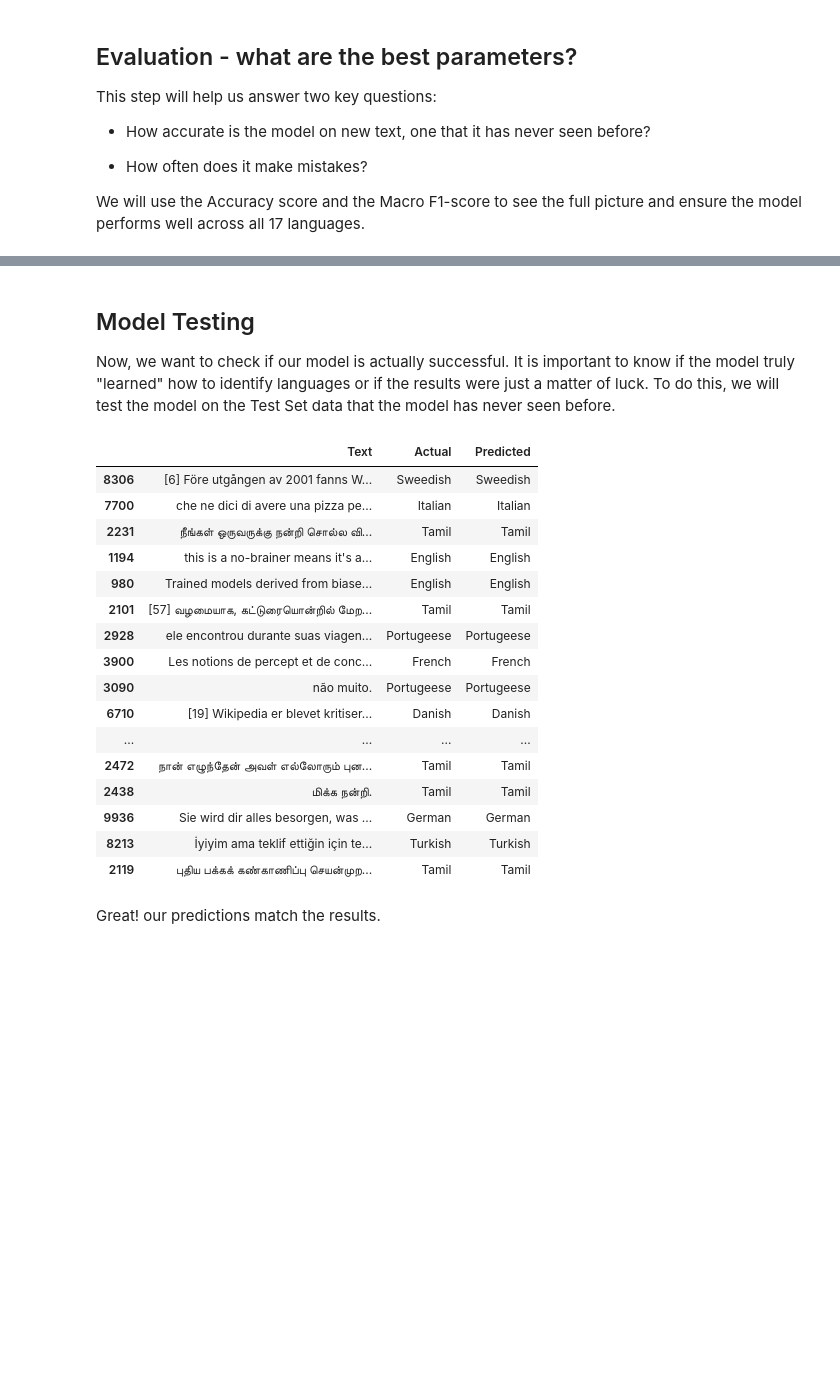
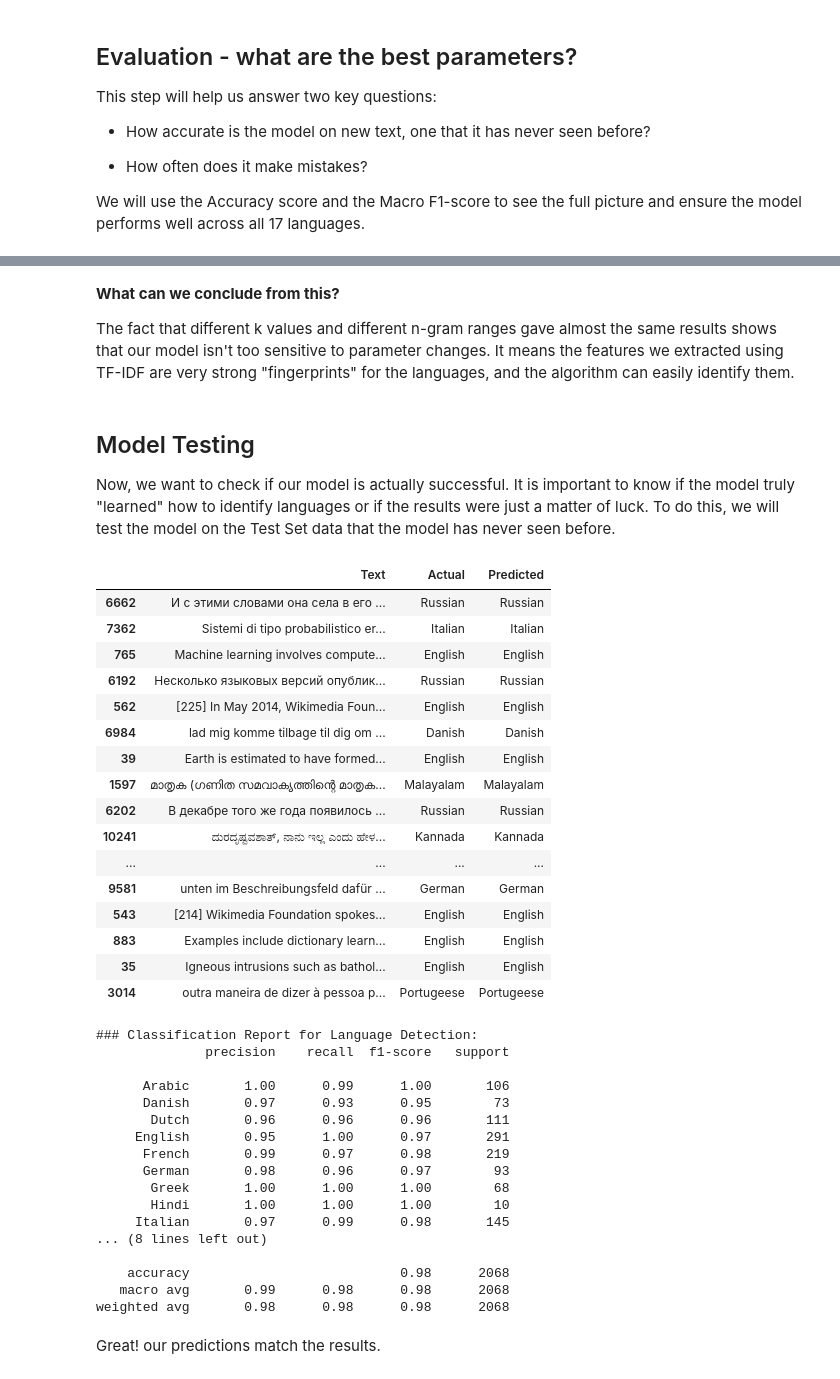
Before and after one commit to Almoger/Language-Detection-ML, a Jupyter notebook: language_detection_knn.ipynb, the cells around one changed output, grey strips where cells are left out. Drawn from its saved outputs; the diff is of its cells as text; code cells hidden in the pictures; blank space fills up the shorter version.

```diff
--- a/language_detection_knn.ipynb
+++ b/language_detection_knn.ipynb
@@ -294,31 +320,60 @@ Validation F1-Macro: 0.9843673970269503
+# %% [markdown]
+**What can we conclude from this?**
+
+The fact that different k values and different n-gram ranges gave almost the same results shows that our model isn't too sensitive to parameter changes. It means the features we extracted using TF-IDF are very strong "fingerprints" for the languages, and the algorithm can easily identify them.
 # %% [markdown]
 ## Model Testing
 
 Now, we want to check if our model is actually successful. It is important to know if the model truly "learned" how to identify languages or if the results were just a matter of luck. To do this, we will test the model on the Test Set data that the model has never seen before.
 # %%
+from sklearn.metrics import classification_report
+
 X_train = best_vectorizer.fit_transform(X_train_raw)
 X_test = best_vectorizer.transform(X_test_raw)
-y_pred = best_knn.predict(X_test)
+best_model.fit(X_train, y_train)
+y_pred = best_model.predict(X_test)
 results_table = pd.DataFrame({'Text': X_test_raw[:20], 'Actual': y_test[:20], 'Predicted': y_pred[:20]})
 display(results_table)
+
+report = classification_report(y_test, y_pred)
+
+print("### Classification Report for Language Detection:")
+print(report)
 # %% [output]
 |  | Text | Actual | Predicted |
-| 8306 | [6] Före utgången av 2001 fanns W... | Sweedish | Sweedish |
-| 7700 | che ne dici di avere una pizza pe... | Italian | Italian |
-| 2231 | நீங்கள் ஒருவருக்கு நன்றி சொல்ல வி... | Tamil | Tamil |
-| 1194 | this is a no-brainer means it's a... | English | English |
-| 980 | Trained models derived from biase... | English | English |
-| 2101 | [57] வழமையாக, கட்டுரையொன்றில் மேற... | Tamil | Tamil |
-| 2928 | ele encontrou durante suas viagen... | Portugeese | Portugeese |
-| 3900 | Les notions de percept et de conc... | French | French |
-| 3090 | não muito. | Portugeese | Portugeese |
-| 6710 | [19] Wikipedia er blevet kritiser... | Danish | Danish |
+| 6662 | И с этими словами она села в его ... | Russian | Russian |
+| 7362 | Sistemi di tipo probabilistico er... | Italian | Italian |
+| 765 | Machine learning involves compute... | English | English |
+| 6192 | Несколько языковых версий опублик... | Russian | Russian |
+| 562 | [225] In May 2014, Wikimedia Foun... | English | English |
+| 6984 | lad mig komme tilbage til dig om ... | Danish | Danish |
+| 39 | Earth is estimated to have formed... | English | English |
+| 1597 | മാതൃക (ഗണിത സമവാക്യത്തിന്റെ മാതൃക... | Malayalam | Malayalam |
+| 6202 | В декабре того же года появилось ... | Russian | Russian |
+| 10241 | ದುರದೃಷ್ಟವಶಾತ್, ನಾನು ಇಲ್ಲ ಎಂದು ಹೇಳ... | Kannada | Kannada |
 | ... | ... | ... | ... |
-| 2472 | நான் எழுந்தேன் அவள் எல்லோரும் புன... | Tamil | Tamil |
-| 2438 | மிக்க நன்றி. | Tamil | Tamil |
-| 9936 | Sie wird dir alles besorgen, was ... | German | German |
-| 8213 | İyiyim ama teklif ettiğin için te... | Turkish | Turkish |
-| 2119 | புதிய பக்கக் கண்காணிப்பு செயன்முற... | Tamil | Tamil |
+| 9581 | unten im Beschreibungsfeld dafür ... | German | German |
+| 543 | [214] Wikimedia Foundation spokes... | English | English |
+| 883 | Examples include dictionary learn... | English | English |
+| 35 | Igneous intrusions such as bathol... | English | English |
+| 3014 | outra maneira de dizer à pessoa p... | Portugeese | Portugeese |
+### Classification Report for Language Detection:
+              precision    recall  f1-score   support
+
+      Arabic       1.00      0.99      1.00       106
+      Danish       0.97      0.93      0.95        73
+       Dutch       0.96      0.96      0.96       111
+     English       0.95      1.00      0.97       291
+      French       0.99      0.97      0.98       219
+      German       0.98      0.96      0.97        93
+       Greek       1.00      1.00      1.00        68
+       Hindi       1.00      1.00      1.00        10
+     Italian       0.97      0.99      0.98       145
+... (8 lines left out)
+
+    accuracy                           0.98      2068
+   macro avg       0.99      0.98      0.98      2068
+weighted avg       0.98      0.98      0.98      2068
 # %% [markdown]
 Great! our predictions match the results.
 # %% [markdown]
```
Also changed, not shown: parts of 8 cells of this notebook.
